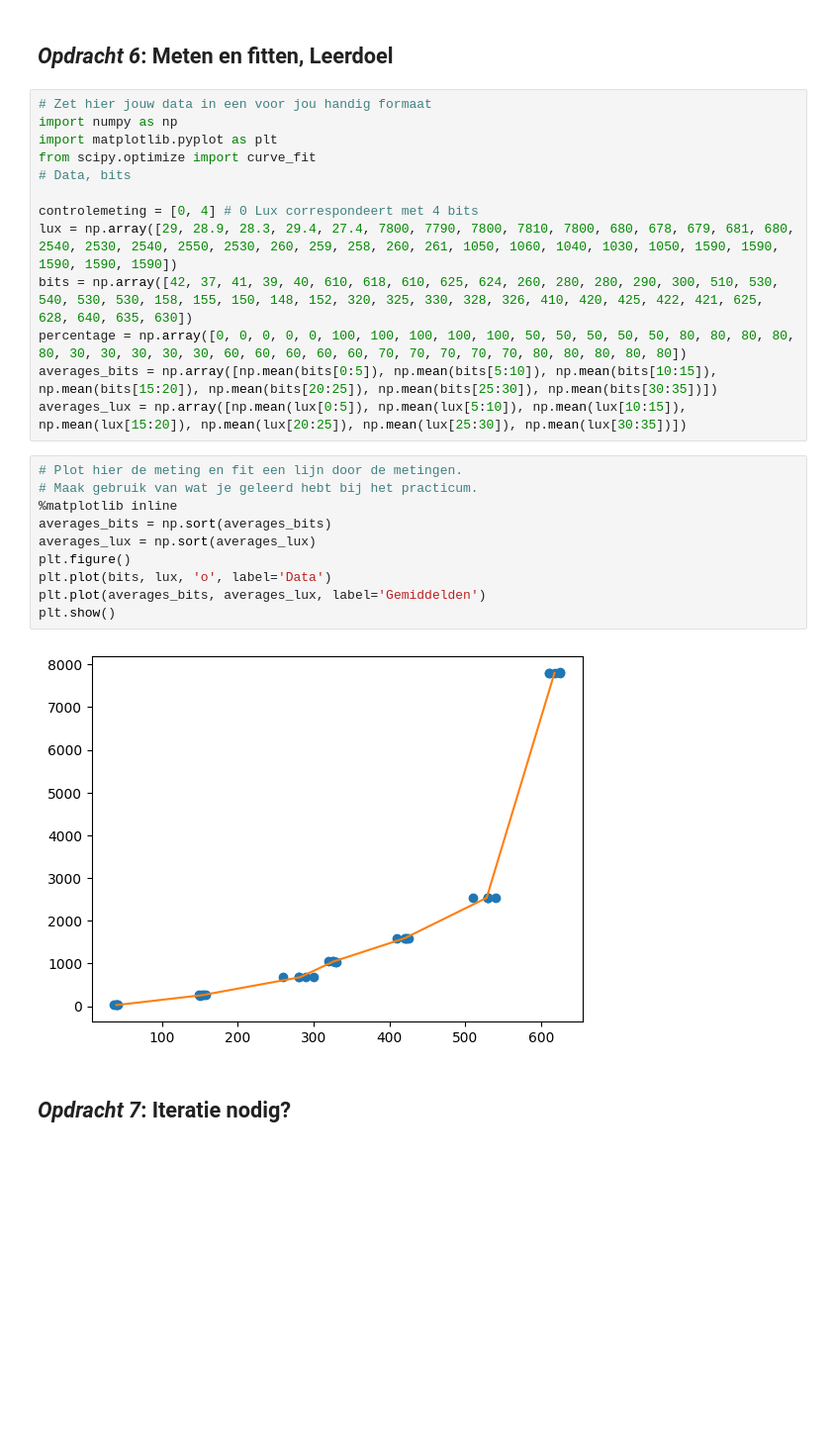
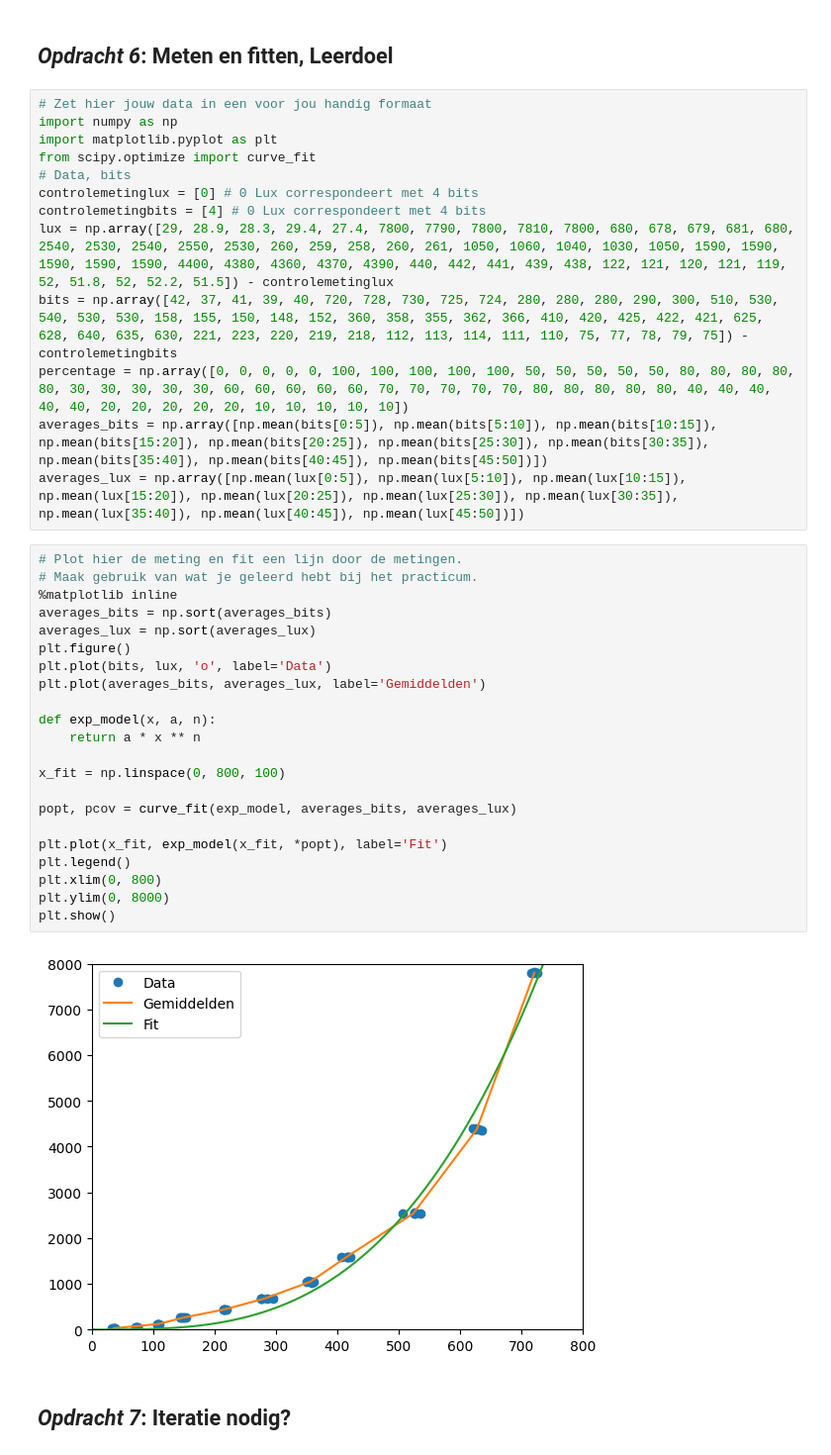
Before and after one commit to DavantePES/Def-D, a Jupyter notebook: FysiekeOntwerpopdrachten/1KalibreerEenSensorDigitaalAnaloog/DEFOntwerpopdracht1KalibreerEenSensorInvulTemplate.ipynb, the cells around one changed output. Shown at 99% size. Cells and saved outputs as stored; diff of their text form; blank space fills up the shorter version.

Commit message:
fit/graph

```diff
--- a/FysiekeOntwerpopdrachten/1KalibreerEenSensorDigitaalAnaloog/DEFOntwerpopdracht1KalibreerEenSensorInvulTemplate.ipynb
+++ b/FysiekeOntwerpopdrachten/1KalibreerEenSensorDigitaalAnaloog/DEFOntwerpopdracht1KalibreerEenSensorInvulTemplate.ipynb
@@ -72,24 +72,36 @@ import numpy as np
 import matplotlib.pyplot as plt
 from scipy.optimize import curve_fit
 # Data, bits
-
-controlemeting = [0, 4] # 0 Lux correspondeert met 4 bits
-lux = np.array([29, 28.9, 28.3, 29.4, 27.4, 7800, 7790, 7800, 7810, 7800, 680, 678, 679, 681, 680, 2540, 2530, 2540, 2550, 2530, 260, 259, 258, 260, 261, 1050, 1060, 1040, 1030, 1050, 1590, 1590, 1590, 1590, 1590])
-bits = np.array([42, 37, 41, 39, 40, 610, 618, 610, 625, 624, 260, 280, 280, 290, 300, 510, 530, 540, 530, 530, 158, 155, 150, 148, 152, 320, 325, 330, 328, 326, 410, 420, 425, 422, 421, 625, 628, 640, 635, 630])
-percentage = np.array([0, 0, 0, 0, 0, 100, 100, 100, 100, 100, 50, 50, 50, 50, 50, 80, 80, 80, 80, 80, 30, 30, 30, 30, 30, 60, 60, 60, 60, 60, 70, 70, 70, 70, 70, 80, 80, 80, 80, 80])
-averages_bits = np.array([np.mean(bits[0:5]), np.mean(bits[5:10]), np.mean(bits[10:15]), np.mean(bits[15:20]), np.mean(bits[20:25]), np.mean(bits[25:30]), np.mean(bits[30:35])])
-averages_lux = np.array([np.mean(lux[0:5]), np.mean(lux[5:10]), np.mean(lux[10:15]), np.mean(lux[15:20]), np.mean(lux[20:25]), np.mean(lux[25:30]), np.mean(lux[30:35])])
+controlemetinglux = [0] # 0 Lux correspondeert met 4 bits
+controlemetingbits = [4] # 0 Lux correspondeert met 4 bits
+lux = np.array([29, 28.9, 28.3, 29.4, 27.4, 7800, 7790, 7800, 7810, 7800, 680, 678, 679, 681, 680, 2540, 2530, 2540, 2550, 2530, 260, 259, 258, 260, 261, 1050, 1060, 1040, 1030, 1050, 1590, 1590, 1590, 1590, 1590, 4400, 4380, 4360, 4370, 4390, 440, 442, 441, 439, 438, 122, 121, 120, 121, 119, 52, 51.8, 52, 52.2, 51.5]) - controlemetinglux
+bits = np.array([42, 37, 41, 39, 40, 720, 728, 730, 725, 724, 280, 280, 280, 290, 300, 510, 530, 540, 530, 530, 158, 155, 150, 148, 152, 360, 358, 355, 362, 366, 410, 420, 425, 422, 421, 625, 628, 640, 635, 630, 221, 223, 220, 219, 218, 112, 113, 114, 111, 110, 75, 77, 78, 79, 75]) - controlemetingbits
+percentage = np.array([0, 0, 0, 0, 0, 100, 100, 100, 100, 100, 50, 50, 50, 50, 50, 80, 80, 80, 80, 80, 30, 30, 30, 30, 30, 60, 60, 60, 60, 60, 70, 70, 70, 70, 70, 80, 80, 80, 80, 80, 40, 40, 40, 40, 40, 20, 20, 20, 20, 20, 10, 10, 10, 10, 10])
+averages_bits = np.array([np.mean(bits[0:5]), np.mean(bits[5:10]), np.mean(bits[10:15]), np.mean(bits[15:20]), np.mean(bits[20:25]), np.mean(bits[25:30]), np.mean(bits[30:35]), np.mean(bits[35:40]), np.mean(bits[40:45]), np.mean(bits[45:50])])
+averages_lux = np.array([np.mean(lux[0:5]), np.mean(lux[5:10]), np.mean(lux[10:15]), np.mean(lux[15:20]), np.mean(lux[20:25]), np.mean(lux[25:30]), np.mean(lux[30:35]), np.mean(lux[35:40]), np.mean(lux[40:45]), np.mean(lux[45:50])])
 # %%
 # Plot hier de meting en fit een lijn door de metingen.
 # Maak gebruik van wat je geleerd hebt bij het practicum.
 %matplotlib inline
 averages_bits = np.sort(averages_bits)
 averages_lux = np.sort(averages_lux)
 plt.figure()
 plt.plot(bits, lux, 'o', label='Data')
 plt.plot(averages_bits, averages_lux, label='Gemiddelden')
+
+def exp_model(x, a, n):
+    return a * x ** n
+
+x_fit = np.linspace(0, 800, 100)
+
+popt, pcov = curve_fit(exp_model, averages_bits, averages_lux)
+
+plt.plot(x_fit, exp_model(x_fit, *popt), label='Fit')
+plt.legend()
+plt.xlim(0, 800)
+plt.ylim(0, 8000)
 plt.show()
 # %% [output]
-[figure, old version]
+[figure, new version]
 # %% [markdown]
 ## *Opdracht 7*: Iteratie nodig?
```
Also changed, not shown: parts of 4 cells of this notebook.
